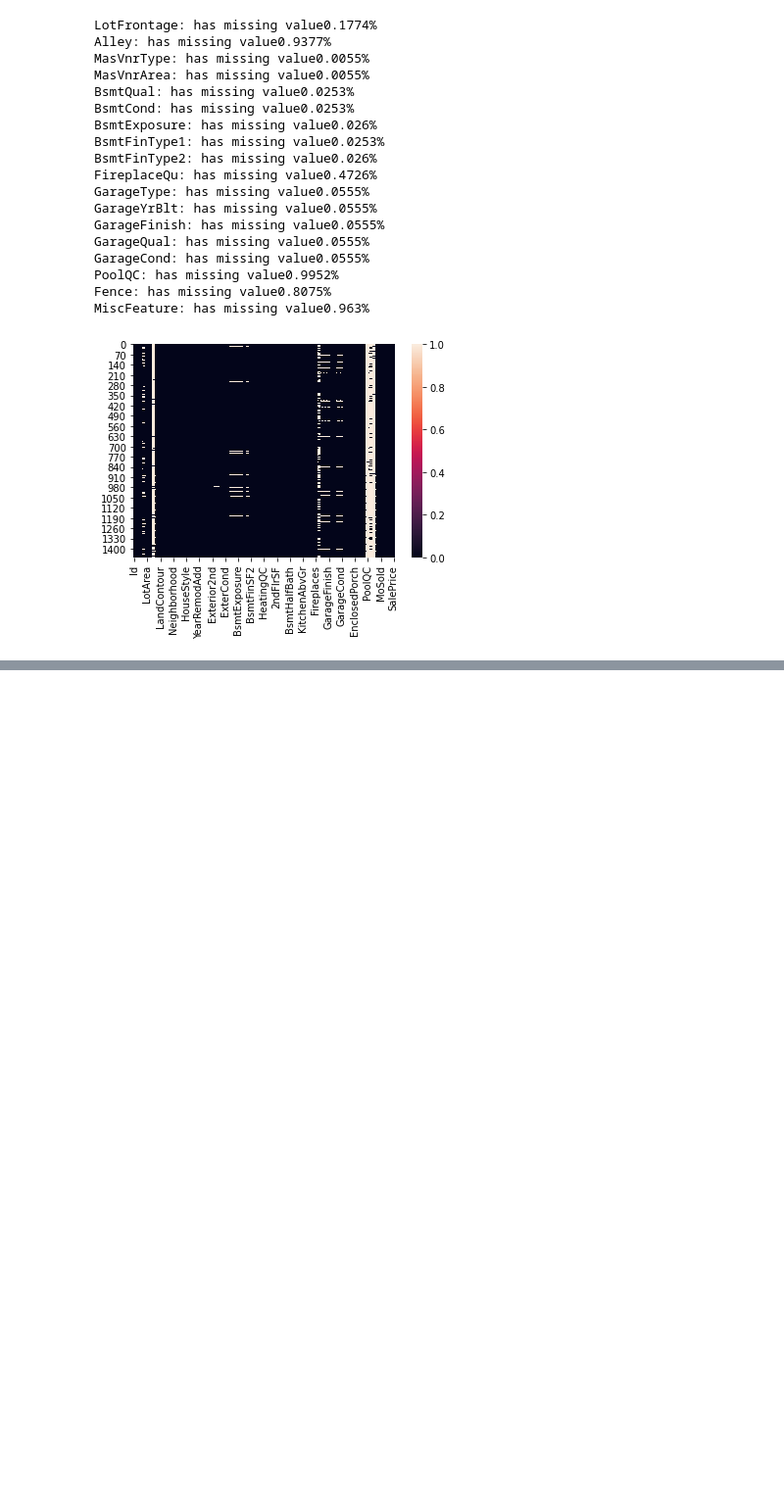
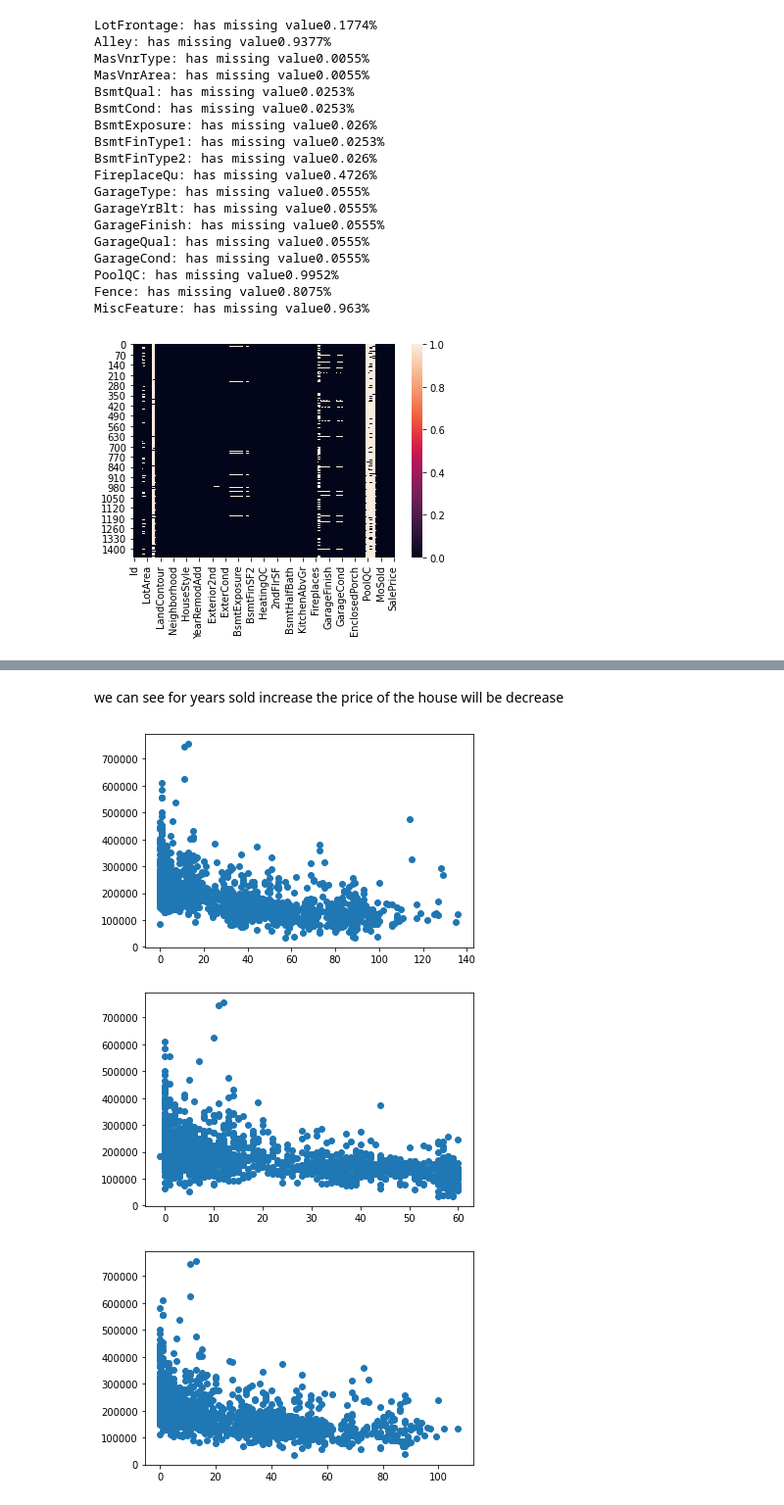
Before and after one commit to seabnavin19/MyImportance_ML_Topic, a Jupyter notebook: House Price Prediction/Untitled.ipynb, the cells around one changed output, grey strips where cells are left out. Shown at 98% size. Drawn from its saved outputs; the diff is of its cells as text; code cells hidden in the pictures; blank space fills up the shorter version.

```diff
--- a/House Price Prediction/Untitled.ipynb
+++ b/House Price Prediction/Untitled.ipynb
@@ -53,0 +132,14 @@ for na_feature in feature_has_na:
+# %% [markdown]
+we can see for years sold increase the price of the house will be decrease
+# %%
+for feature in year_feature:
+
+    if feature!="YrSold":
+        data=df.copy()
+        data[feature]=data['YrSold']-data[feature]
+        plt.scatter(data[feature],data["SalePrice"])
+        plt.show()
+# %% [output]
+[figure, added]
+[figure, added]
+[figure, added]
```
Also changed, not shown: parts of 14 cells of this notebook.
